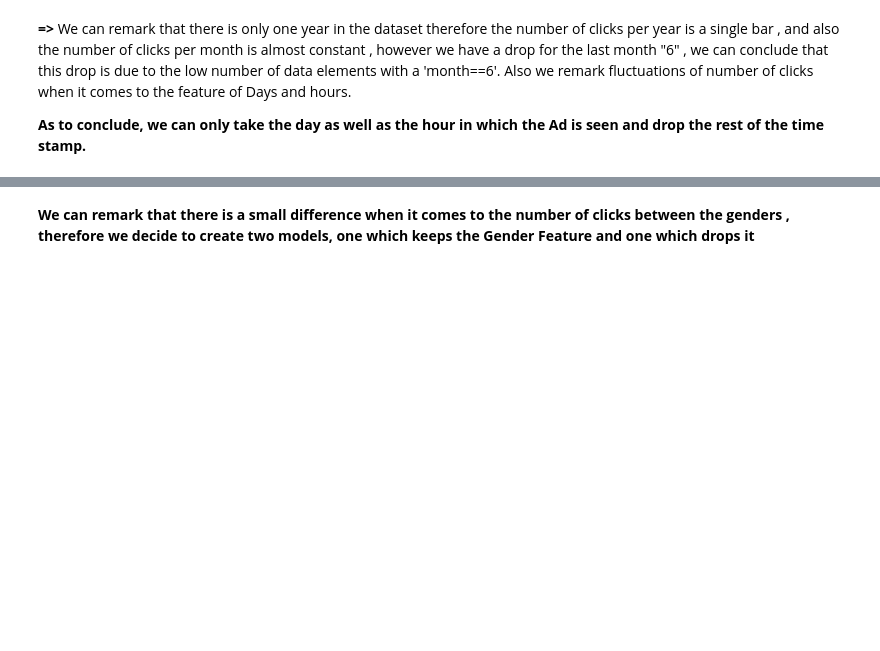
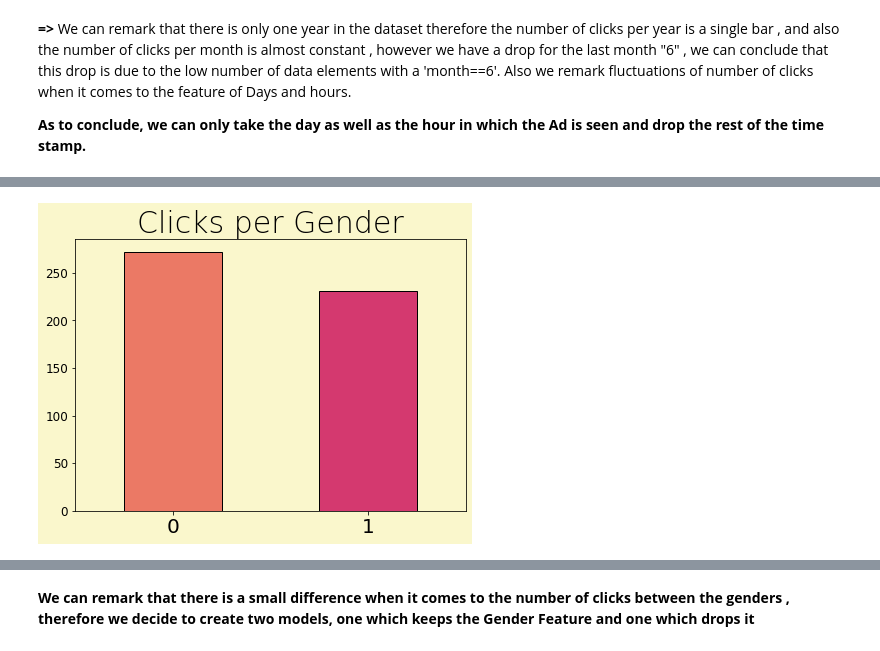
Before and after one commit to MohamedAmineDHIAB/AD_click_prediction_using_SVM-Doc2Vec, a Jupyter notebook: challenge.ipynb, the cells around one changed output, grey strips where cells are left out. Cells and saved outputs as stored; diff of their text form; code cells hidden in the pictures; blank space fills up the shorter version.

```diff
--- a/challenge.ipynb
+++ b/challenge.ipynb
@@ -212,0 +190,13 @@ plt.show()
+# %%
+%%time
+
+fig, axes = plt.subplots(nrows = 1, ncols =1, figsize = (19, 14),facecolor='#FAF7CC')
+axes.set_facecolor('#FAF7CC')
+
+gender=data_hist['gender']
+gender.value_counts().plot.bar(figsize=(7,5),grid=False,align="center",color=['#EB7965','#D4396F'],edgecolor='k',rot=0)
+plt.title('Clicks per Gender',fontsize=30)
+plt.xticks([0,1],fontsize=20)
+plt.show()
+# %% [output]
+[figure, added]
```
Also changed, not shown: parts of 7 cells of this notebook.
